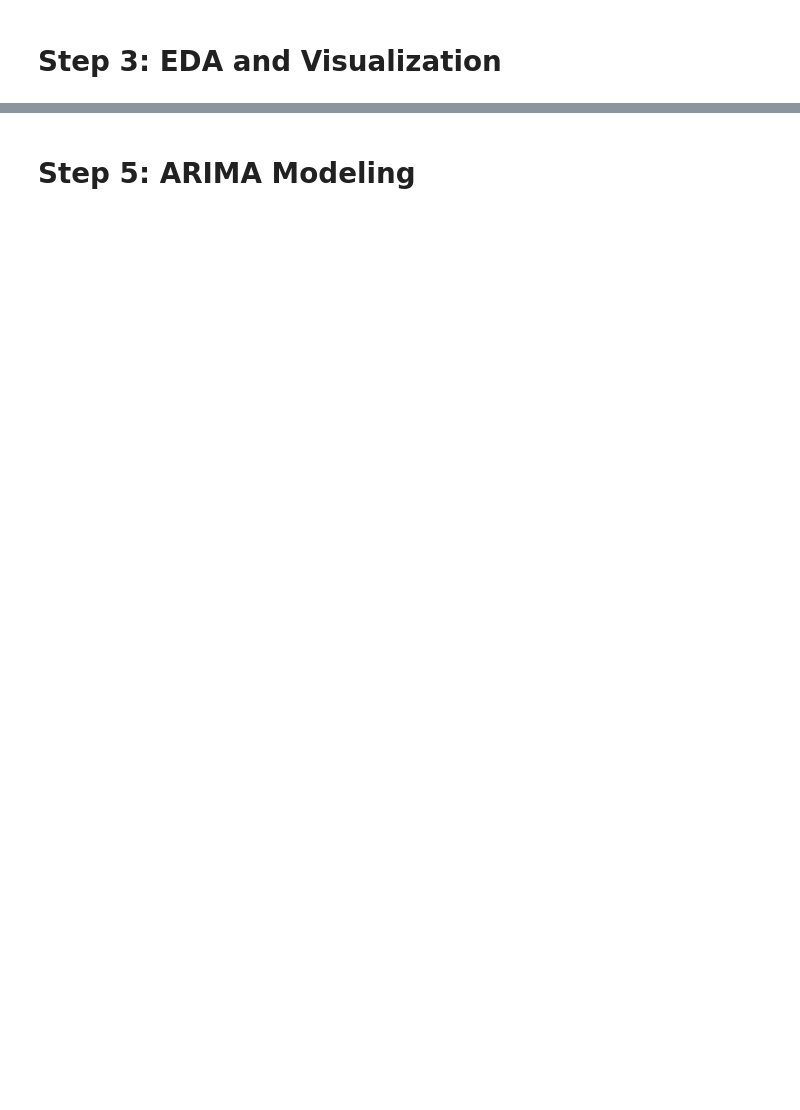
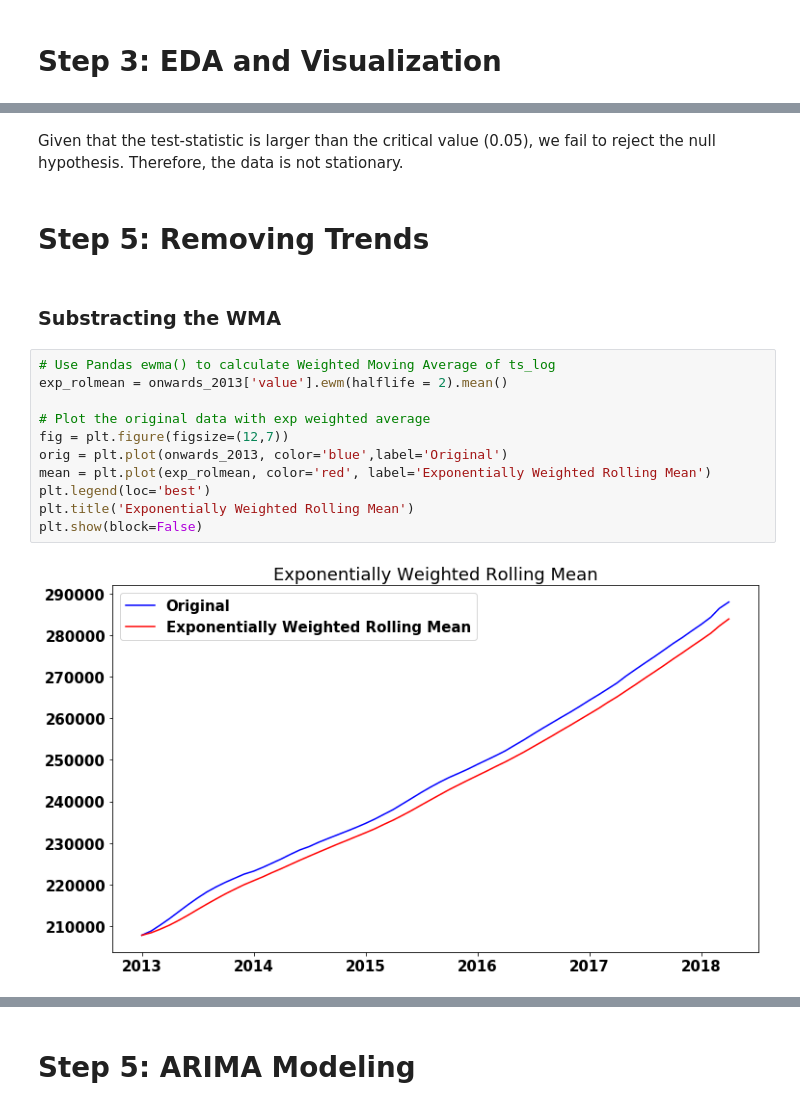
Before and after one commit to nedaresa/Recommending-Real-Estate-Investments-Using-Time-Series-Models, a Jupyter notebook: mod_4_starter_notebook.ipynb, the cells around one changed output, grey strips where cells are left out. Cells and saved outputs as stored; diff of their text form; blank space fills up the shorter version.

```diff
--- a/mod_4_starter_notebook.ipynb
+++ b/mod_4_starter_notebook.ipynb
@@ -94,0 +147,19 @@ plt.show()
+# %% [markdown]
+Given that the test-statistic is larger than the critical value (0.05), we fail to reject the null hypothesis. Therefore, the data is not stationary.
+# %% [markdown]
+# Step 5: Removing Trends
+# %% [markdown]
+### Substracting the WMA
+# %%
+# Use Pandas ewma() to calculate Weighted Moving Average of ts_log
+exp_rolmean = onwards_2013['value'].ewm(halflife = 2).mean()
+
+# Plot the original data with exp weighted average
+fig = plt.figure(figsize=(12,7))
+orig = plt.plot(onwards_2013, color='blue',label='Original')
+mean = plt.plot(exp_rolmean, color='red', label='Exponentially Weighted Rolling Mean')
+plt.legend(loc='best')
+plt.title('Exponentially Weighted Rolling Mean')
+plt.show(block=False)
+# %% [output]
+[figure, added]
```
Also changed, not shown: parts of 31 cells of this notebook, 7 other files.
